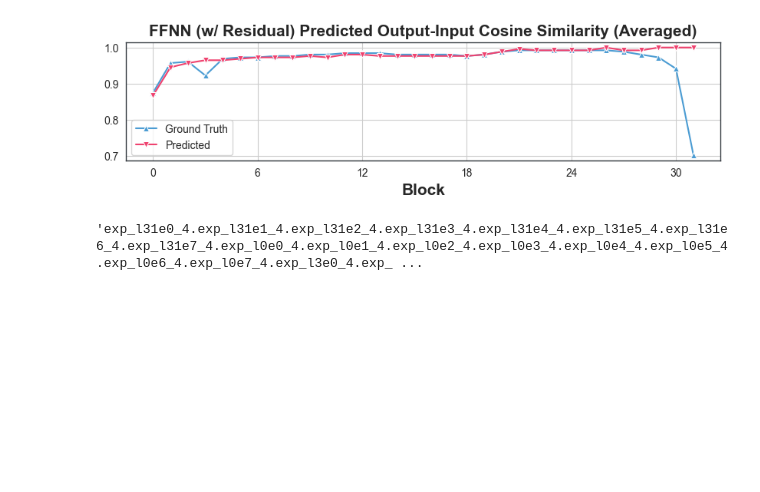
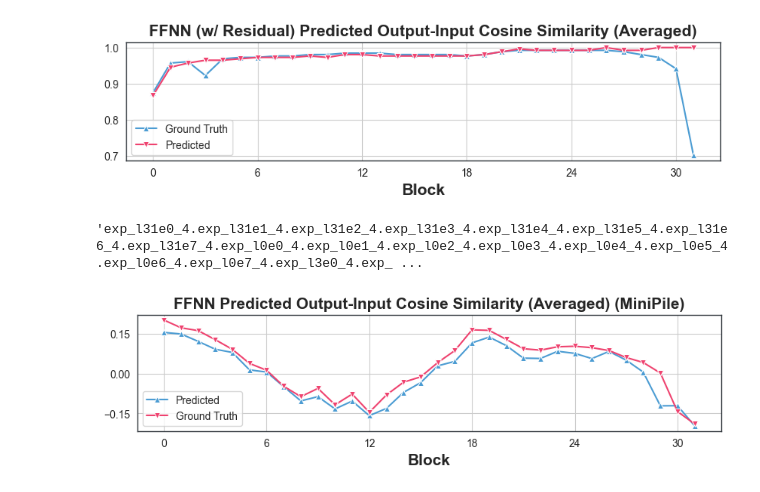
Before and after one commit to Jinxiaolong1129/moe_quantize, a Jupyter notebook: notebooks/expert-score-heatmap.ipynb, the cells around one changed output. Cells and saved outputs as stored; diff of their text form; code cells hidden in the pictures; blank space fills up the shorter version.

```diff
--- a/notebooks/expert-score-heatmap.ipynb
+++ b/notebooks/expert-score-heatmap.ipynb
@@ -217,3 +218,32 @@ top_experts = [f"exp_l{layer}e{exp}_4" for layer in top_layers for exp in range(
 ".".join(top_experts)
 # %% [output]
 'exp_l31e0_4.exp_l31e1_4.exp_l31e2_4.exp_l31e3_4.exp_l31e4_4.exp_l31e5_4.exp_l31e6_4.exp_l31e7_4.exp_l0e0_4.exp_l0e1_4.exp_l0e2_4.exp_l0e3_4.exp_l0e4_4.exp_l0e5_4.exp_l0e6_4.exp_l0e7_4.exp_l3e0_4.exp_ ...
+# %%
+fontsize = 15
+plt.figure(figsize=(10, 2))
+_score = torch.tensor([0.15625, 0.150390625, 0.12255859375, 0.0927734375, 0.08056640625, 0.0147705078125, 0.00653076171875, -0.048583984375, -0.1025390625, -0.08642578125, -0.1328125, -0.10302734375, -0.158203125, -0.130859375, -0.0703125, -0.033447265625, 0.0301513671875, 0.046875, 0.11669921875, 0.138671875, 0.1064453125, 0.05908203125, 0.057861328125, 0.0849609375, 0.0771484375, 0.057373046875, 0.08447265625, 0.0517578125, 0.00640869140625, -0.12109375, -0.12060546875, -0.1962890625])
+_score_gt = torch.tensor([0.203125, 0.173828125, 0.1630859375, 0.12890625, 0.09228515625, 0.039306640625, 0.0133056640625, -0.047119140625, -0.08642578125, -0.05517578125, -0.1171875, -0.07666015625, -0.1455078125, -0.080078125, -0.03173828125, -0.01171875, 0.04248046875, 0.087890625, 0.166015625, 0.1640625, 0.1298828125, 0.0947265625, 0.08935546875, 0.10205078125, 0.10400390625, 0.0986328125, 0.087890625, 0.0615234375, 0.042724609375, 0.0029144287109375, -0.142578125, -0.189453125])
+_ = sns.lineplot(_score, marker="^", color="#4B9CD3", label="Predicted")
+ax = sns.lineplot(_score_gt, marker="v", color="#EF426F", label="Ground Truth")
+
+ax.yaxis.set_major_locator(plt.MaxNLocator(4))
+ax.xaxis.set_major_locator(plt.MaxNLocator(6))
+
+# set the colorbar labels to only one decimal place
+title = f"FFNN Predicted Output-Input Cosine Similarity (Averaged) (MiniPile)"
+ax.set_title(title, fontsize=fontsize, fontweight="bold")
+
+ax.set_ylabel("", fontsize=fontsize, fontweight="bold")
+ax.set_xlabel("Block", fontsize=fontsize, fontweight="bold")
+
+# set legend to percentage
+cbar = ax.collections[0].colorbar
+
+for _, spine in ax.spines.items():
+    spine.set_visible(True)
+    spine.set_linewidth(1)
+    spine.set_edgecolor("#343a40")
+
+plt.show()
+# %% [output]
+[figure, added]
```
Also changed, not shown: parts of 2 cells of this notebook, 4 other files.
